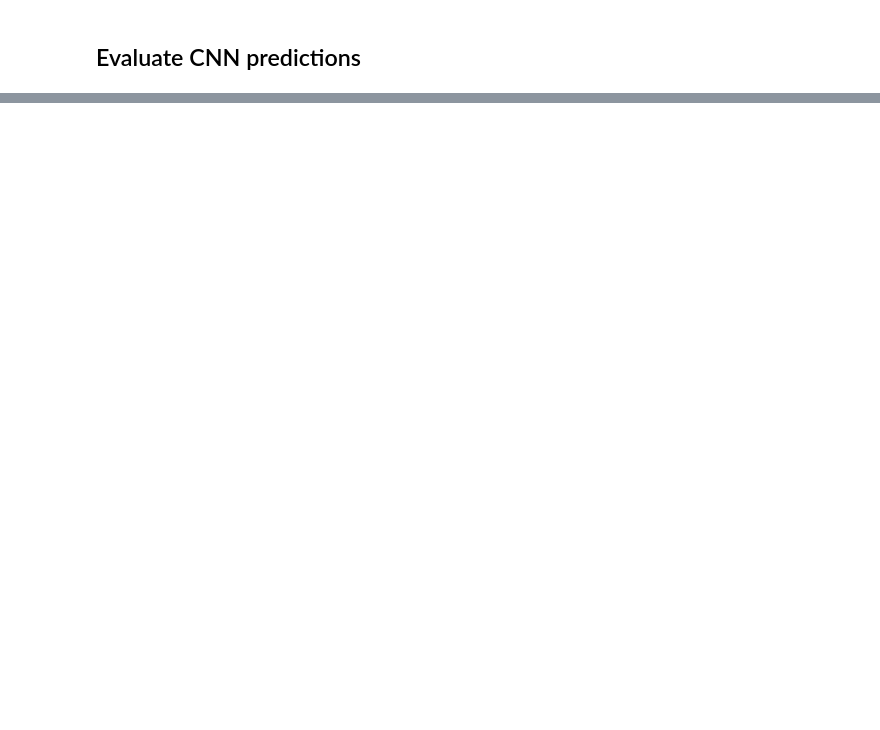
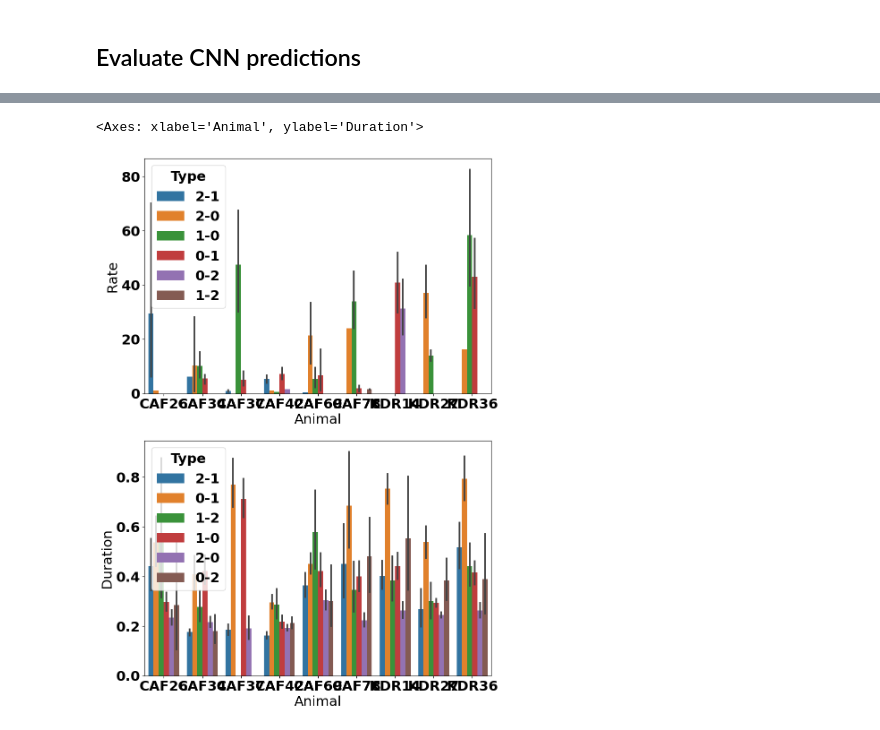
Before and after one commit to ToviTu/ML_Sleep_Scoring, a Jupyter notebook: flicker_eval.ipynb, the cells around one changed output, grey strips where cells are left out. Drawn from its saved outputs; the diff is of its cells as text; code cells hidden in the pictures; blank space fills up the shorter version.

```diff
--- a/flicker_eval.ipynb
+++ b/flicker_eval.ipynb
@@ -245,0 +239,21 @@ Todo:
+# %%
+fig, axs = plt.subplots(2, 1, figsize=(10,15))
+
+sns.barplot(
+    data = all_bout_rates_geno[all_bout_rates_geno['Type'] != 'None'].reset_index(),
+    x = 'Animal',
+    y = 'Rate',
+    hue = 'Type',
+    ax = axs[0]
+)
+
+sns.barplot(
+    data = all_durations_geno[all_durations_geno['Type'] != 'None'].reset_index(),
+    x = 'Animal',
+    y = 'Duration',
+    hue = 'Type',
+    ax = axs[1]
+)
+# %% [output]
+<Axes: xlabel='Animal', ylabel='Duration'>
+[figure, added]
```
Also changed, not shown: parts of 44 cells of this notebook, 12 other files.
